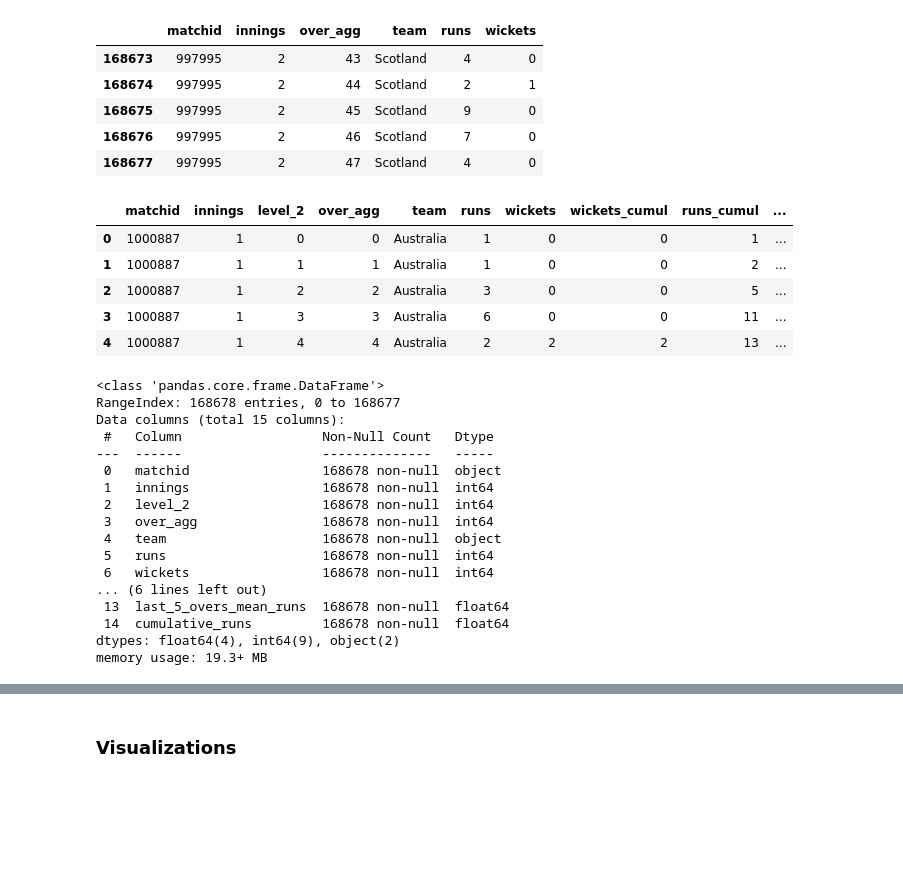
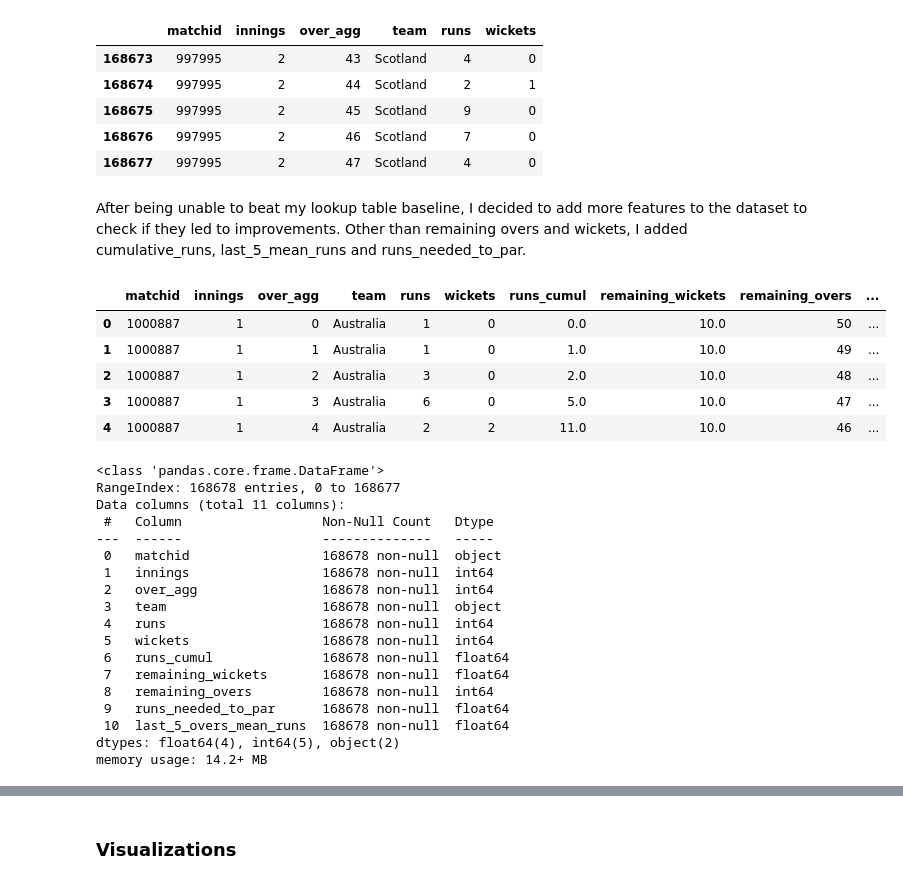
Before and after one commit to stecasta/cricket-predictions, a Jupyter notebook: notebooks/assessment.ipynb, the cells around one changed output, grey strips where cells are left out. Cells and saved outputs as stored; diff of their text form; code cells hidden in the pictures; blank space fills up the shorter version.

```diff
--- a/notebooks/assessment.ipynb
+++ b/notebooks/assessment.ipynb
@@ -201,6 +345,7 @@ def add_features_to_overs_df(overs, starting_wickets=10, n_overs=50):
     overs['remaining_wickets'] = starting_wickets - overs['wickets_cumul']
     overs['remaining_overs'] = n_overs - overs['over_agg']
 
+    # Add the runs needed to par column
     total_runs = overs.groupby(['matchid', 'innings'])['runs'].sum().reset_index()
     first_innings_runs = total_runs[total_runs['innings'] == 1]
     first_innings_runs = first_innings_runs.rename(columns={'runs': 'first_innings_runs'})
@@ -210,22 +355,41 @@ def add_features_to_overs_df(overs, starting_wickets=10, n_overs=50):
     overs.loc[overs['innings'] == 1, 'first_innings_runs'] = 0
     overs['runs_needed_to_par'] = overs['first_innings_runs'] - overs['runs_cumul']
     overs.loc[overs['innings'] == 1, 'runs_needed_to_par'] = 0
-    overs.drop(columns=['first_innings_runs'])
 
     overs['last_5_overs_mean_runs'] = overs['runs'].rolling(window=5).mean()
-    overs['last_5_overs_mean_runs'].fillna(2, inplace=True)
+    overs['last_5_overs_mean_runs'].fillna(4, inplace=True) # We should check the actual mean for the first 5 runs
     return overs
 
 def shift_resources(df):
+    """Function needed to make sure features refer to the state before the current over
+    """
     df['last_5_overs_mean_runs'] = df['last_5_overs_mean_runs'].shift(1)
     df['remaining_wickets'] = df['remaining_wickets'].shift(1)
     df['runs_needed_to_par'] = df['runs_needed_to_par'].shift(1)
-    df['cumulative_runs'] = df['runs_cumul'].shift(1)
+    df['runs_cumul'] = df['runs_cumul'].shift(1)
 
     # Initialize the first row with 10 for remaining overs and wickets, respectively
-    df.loc[df.index[0], 'last_5_overs_mean_runs'] = 2
+    df.loc[df.index[0], 'last_5_overs_mean_runs'] = 4
     df.loc[df.index[0], 'remaining_wickets'] = 10
-    df.loc[df.index[0], 'cumulative_runs'] = 0
+    df.loc[df.index[0], 'runs_cumul'] = 0
     df.loc[df.index[0], 'runs_needed_to_par'] = df.loc[df.index[0], 'first_innings_runs']
+    return df
 
-    return df
+def prepare_dataset(odi_path, innings_path):
+    """Function that combines all the preprocessing steps in case we want to skip exploration
+    """
+    odi = load_df_from_json(odi_path)
+    innings = load_df_from_json(innings_path)
+    odi_filt = filter_odi_df(odi, first_year_to_consider=1800)
+    innings_filt = filter_innings_df_with_match_df(innings, odi_filt)
+    overs = innings_filt.groupby(['matchid', 'innings', 'over_agg', 'team']).agg(
+        runs=('runs.total', 'sum'),
+        wickets=('wicket.kind', 'count')
+    ).reset_index()
+    overs_ds = add_features_to_overs_df(overs)
+    # Shift features so we don't leak the future into the data
+    overs_ds = overs_ds.groupby(['matchid', 'innings']).apply(shift_resources)
+    # Unpack groups to process it more easily
+    overs_ds = overs_ds.drop(columns=['first_innings_runs', 'wickets_cumul']).reset_index(drop=True)
+    overs_ds[overs_ds['runs_needed_to_par'] < 0] = 3
+    return overs_ds
@@ -276,39 +500,42 @@ overs.tail(5)
 | 168675 | 997995 | 2 | 45 | Scotland | 9 | 0 |
 | 168676 | 997995 | 2 | 46 | Scotland | 7 | 0 |
 | 168677 | 997995 | 2 | 47 | Scotland | 4 | 0 |
+# %% [markdown]
+After being unable to beat my lookup table baseline, I decided to add more features to the dataset to check if they led to improvements. Other than remaining overs and wickets, I added cumulative_runs, last_5_mean_runs and runs_needed_to_par.
 # %%
 overs_ds = add_features_to_overs_df(overs)
 # Shift features so we don't leak the future into the data
 overs_ds = overs_ds.groupby(['matchid', 'innings']).apply(shift_resources)
-# Unpack groups to process it more easily
-overs_ds = overs_ds.drop(columns=["matchid", "innings"]).reset_index()
+# Unpack groups to process it more easily and drop columns we don't need anymore
+overs_ds = overs_ds.drop(columns=['first_innings_runs', 'wickets_cumul']).reset_index(drop=True)
 overs_ds.head(5)
 # %% [output]
-|  | matchid | innings | level_2 | over_agg | team | runs | wickets | wickets_cumul | runs_cumul | ... |
-| 0 | 1000887 | 1 | 0 | 0 | Australia | 1 | 0 | 0 | 1 | ... |
-| 1 | 1000887 | 1 | 1 | 1 | Australia | 1 | 0 | 0 | 2 | ... |
-| 2 | 1000887 | 1 | 2 | 2 | Australia | 3 | 0 | 0 | 5 | ... |
-| 3 | 1000887 | 1 | 3 | 3 | Australia | 6 | 0 | 0 | 11 | ... |
-| 4 | 1000887 | 1 | 4 | 4 | Australia | 2 | 2 | 2 | 13 | ... |
+|  | matchid | innings | over_agg | team | runs | wickets | runs_cumul | remaining_wickets | remaining_overs | ... |
+| 0 | 1000887 | 1 | 0 | Australia | 1 | 0 | 0.0 | 10.0 | 50 | ... |
+| 1 | 1000887 | 1 | 1 | Australia | 1 | 0 | 1.0 | 10.0 | 49 | ... |
+| 2 | 1000887 | 1 | 2 | Australia | 3 | 0 | 2.0 | 10.0 | 48 | ... |
+| 3 | 1000887 | 1 | 3 | Australia | 6 | 0 | 5.0 | 10.0 | 47 | ... |
+| 4 | 1000887 | 1 | 4 | Australia | 2 | 2 | 11.0 | 10.0 | 46 | ... |
 # %%
 overs_ds.info()
 # %% [output]
 <class 'pandas.core.frame.DataFrame'>
 RangeIndex: 168678 entries, 0 to 168677
-Data columns (total 15 columns):
+Data columns (total 11 columns):
  #   Column                  Non-Null Count   Dtype
 ---  ------                  --------------   -----
  0   matchid                 168678 non-null  object
  1   innings                 168678 non-null  int64
- 2   level_2                 168678 non-null  int64
- 3   over_agg                168678 non-null  int64
- 4   team                    168678 non-null  object
- 5   runs                    168678 non-null  int64
- 6   wickets                 168678 non-null  int64
-... (6 lines left out)
- 13  last_5_overs_mean_runs  168678 non-null  float64
- 14  cumulative_runs         168678 non-null  float64
-dtypes: float64(4), int64(9), object(2)
-memory usage: 19.3+ MB
+ 2   over_agg                168678 non-null  int64
+ 3   team                    168678 non-null  object
+ 4   runs                    168678 non-null  int64
+ 5   wickets                 168678 non-null  int64
+ 6   runs_cumul              168678 non-null  float64
+ 7   remaining_wickets       168678 non-null  float64
+ 8   remaining_overs         168678 non-null  int64
+ 9   runs_needed_to_par      168678 non-null  float64
+ 10  last_5_overs_mean_runs  168678 non-null  float64
+dtypes: float64(4), int64(5), object(2)
+memory usage: 14.2+ MB
 # %%
 overs_ds.describe()
```
Also changed, not shown: parts of 83 cells of this notebook.
